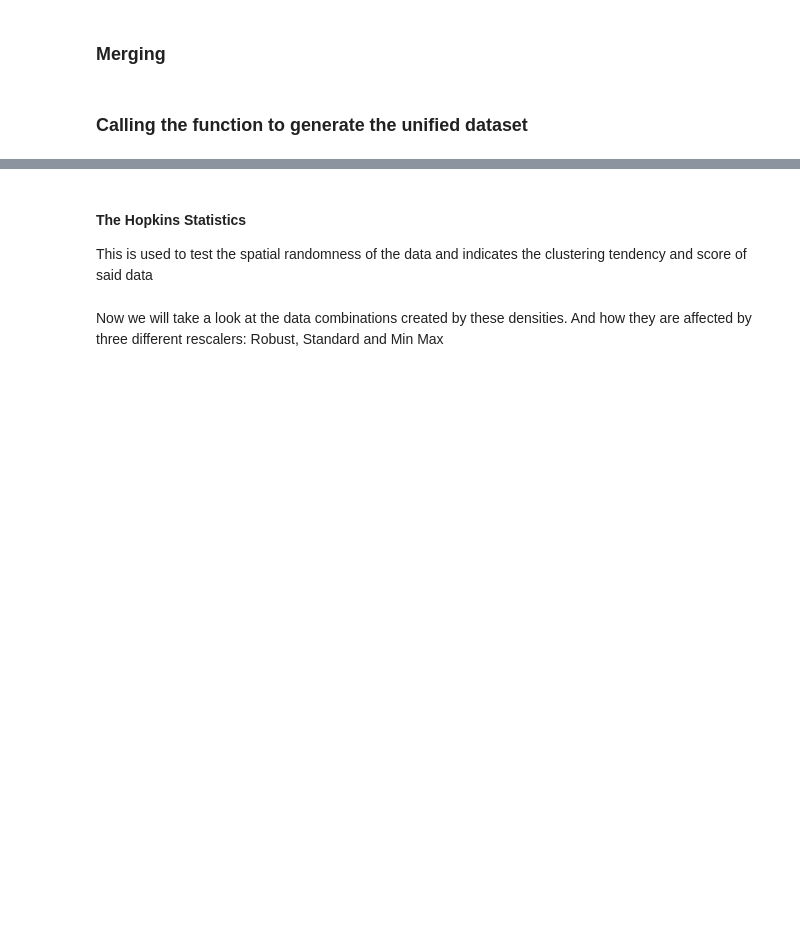
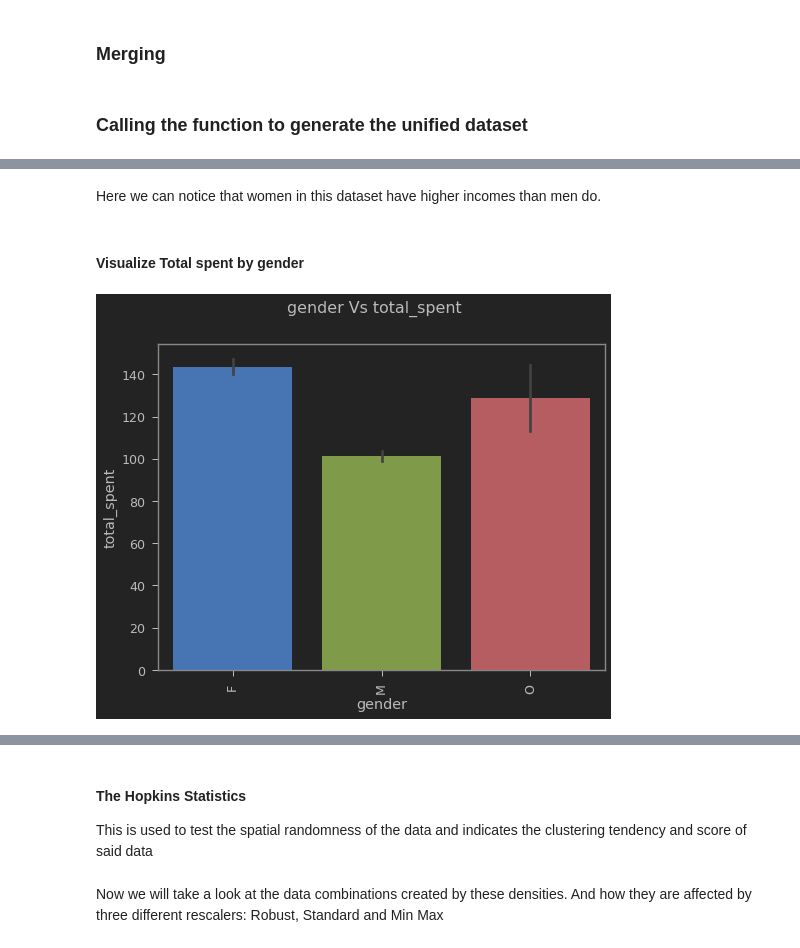
Before and after one commit to AndrewKalil/Udacity-ML, a Jupyter notebook: Starbucks_ML.ipynb, the cells around one changed output, grey strips where cells are left out. Drawn from its saved outputs; the diff is of its cells as text; code cells hidden in the pictures; blank space fills up the shorter version.

```diff
--- a/Starbucks_ML.ipynb
+++ b/Starbucks_ML.ipynb
@@ -892,0 +851,8 @@ We can see from the previous cell the skewity of some of these data features. Bu
+# %% [markdown]
+Here we can notice that women in this dataset have higher incomes than men do.
+# %% [markdown]
+#### Visualize Total spent by gender
+# %%
+plot_cat_num_variable(unified_dataset, "gender", "total_spent")
+# %% [output]
+[figure, added]
```
Also changed, not shown: parts of 83 cells of this notebook.
